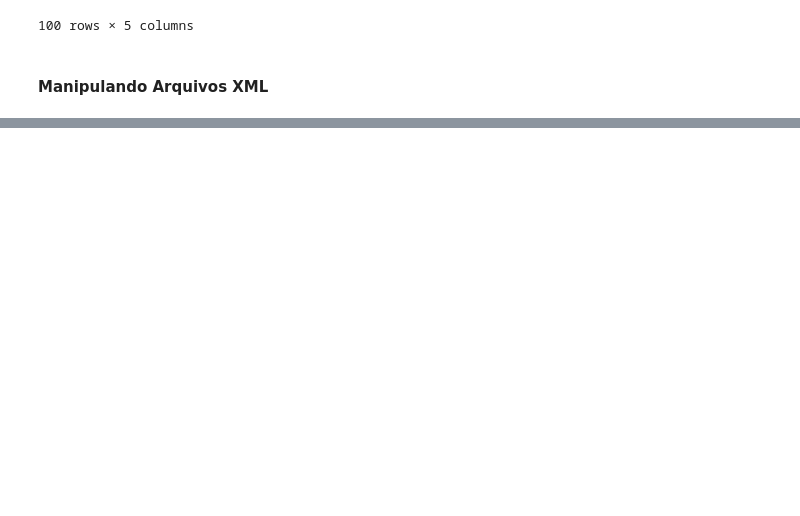
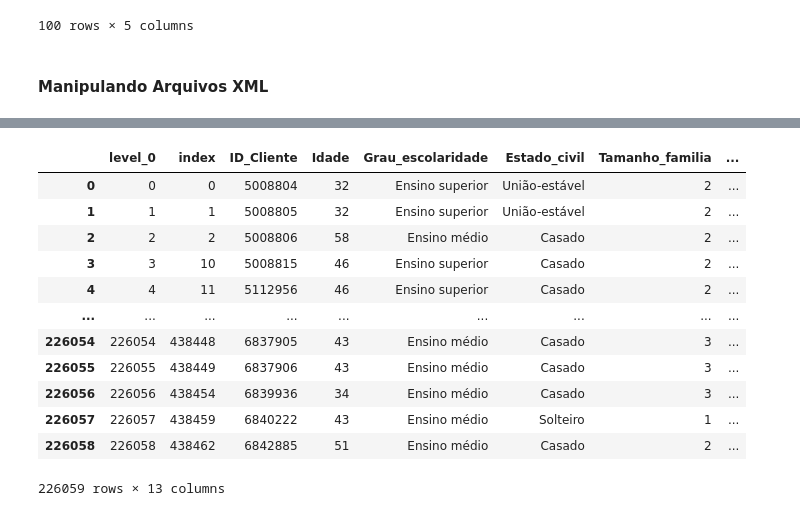
Before and after one commit to anselmoaxo/pandas-lab, a Jupyter notebook: laboratorio_pandas/notebooks/manipulando_arquivos_diferentes.ipynb, the cells around one changed output, grey strips where cells are left out. Saved outputs shown, nothing was run; the diff lists cells and outputs as text; code cells hidden in the pictures; blank space fills up the shorter version.

```diff
--- a/laboratorio_pandas/notebooks/manipulando_arquivos_diferentes.ipynb
+++ b/laboratorio_pandas/notebooks/manipulando_arquivos_diferentes.ipynb
@@ -247,0 +314,16 @@ dados_imdb.to_xml('../../data/imdb_top_1000.xml', index=False)
+# %%
+pd.read_sql_table('empregados', engine)
+# %% [output]
+|  | level_0 | index | ID_Cliente | Idade | Grau_escolaridade | Estado_civil | Tamanho_familia | ... |
+| 0 | 0 | 0 | 5008804 | 32 | Ensino superior | União-estável | 2 | ... |
+| 1 | 1 | 1 | 5008805 | 32 | Ensino superior | União-estável | 2 | ... |
+| 2 | 2 | 2 | 5008806 | 58 | Ensino médio | Casado | 2 | ... |
+| 3 | 3 | 10 | 5008815 | 46 | Ensino superior | Casado | 2 | ... |
+| 4 | 4 | 11 | 5112956 | 46 | Ensino superior | Casado | 2 | ... |
+| ... | ... | ... | ... | ... | ... | ... | ... | ... |
+| 226054 | 226054 | 438448 | 6837905 | 43 | Ensino médio | Casado | 3 | ... |
+| 226055 | 226055 | 438449 | 6837906 | 43 | Ensino médio | Casado | 3 | ... |
+| 226056 | 226056 | 438454 | 6839936 | 34 | Ensino médio | Casado | 3 | ... |
+| 226057 | 226057 | 438459 | 6840222 | 43 | Ensino médio | Solteiro | 1 | ... |
+| 226058 | 226058 | 438462 | 6842885 | 51 | Ensino médio | Casado | 2 | ... |
+226059 rows × 13 columns
```
Also changed, not shown: parts of 24 cells of this notebook.
